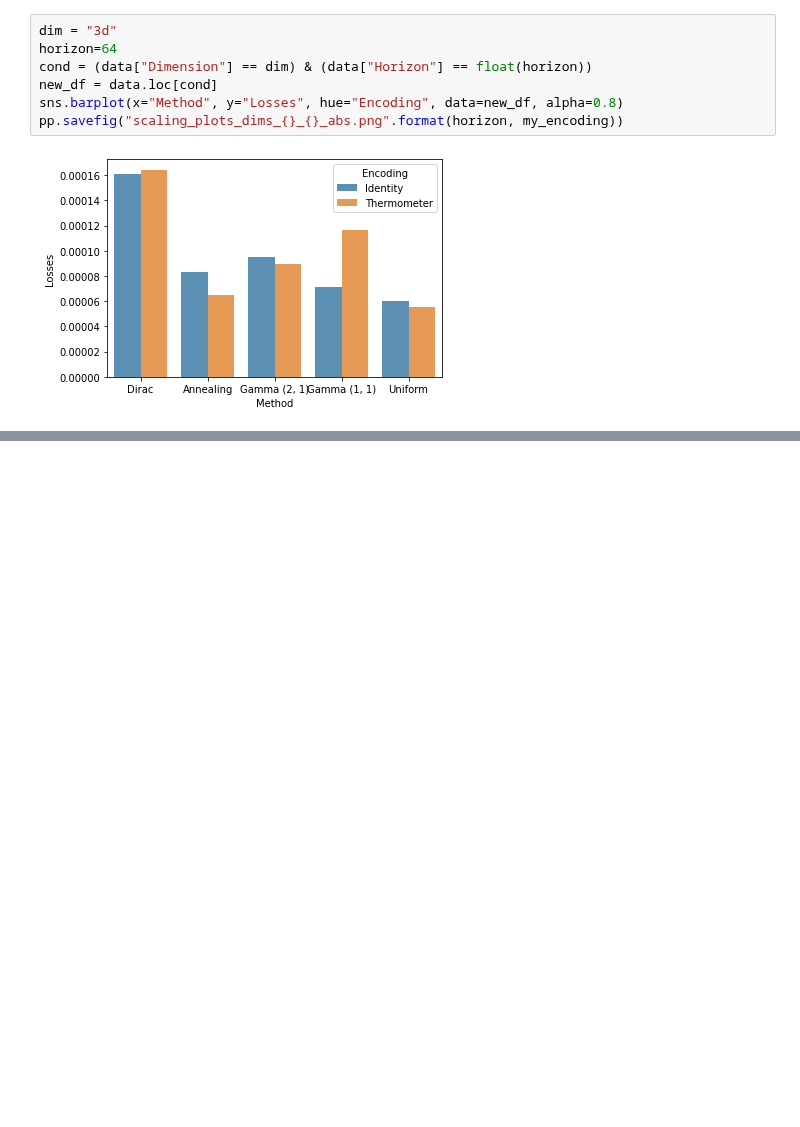
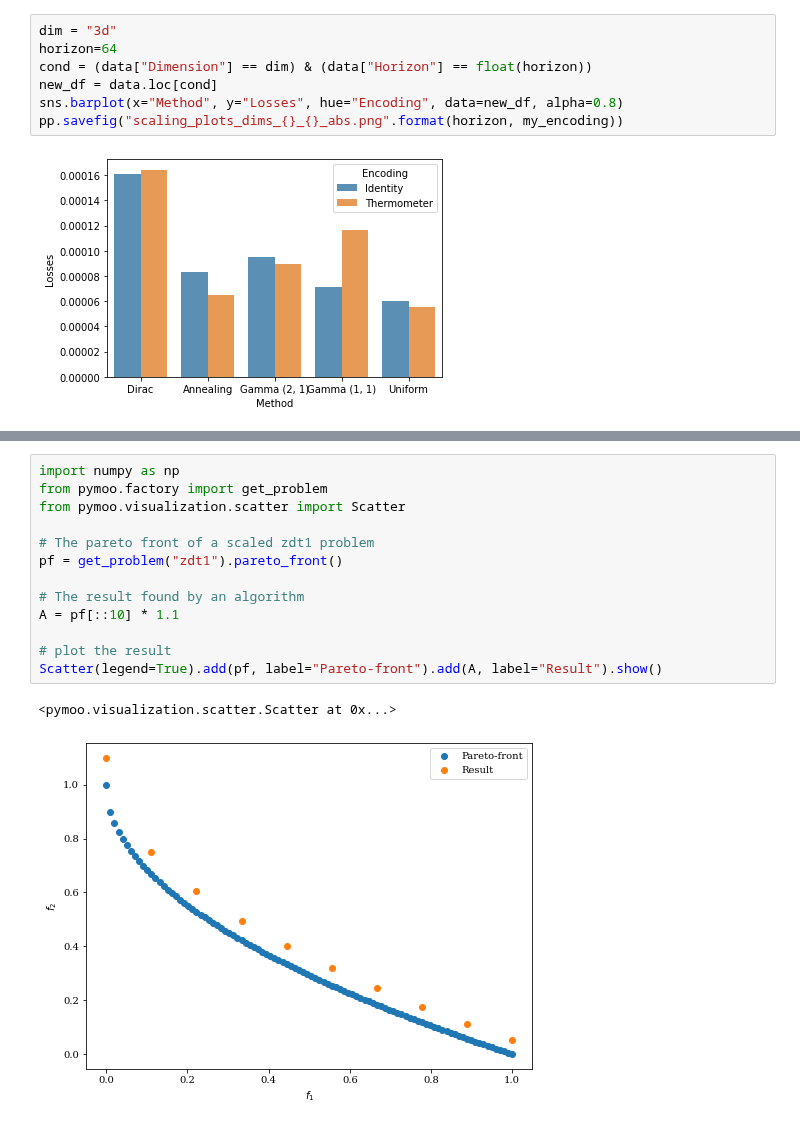
Before and after one commit to recursionpharma/gflownet, a Jupyter notebook: gflownet/examples/results.ipynb, the cells around one changed output, grey strips where cells are left out. Drawn from its saved outputs; the diff is of its cells as text; blank space fills up the shorter version.

```diff
--- a/gflownet/examples/results.ipynb
+++ b/gflownet/examples/results.ipynb
@@ -360,0 +442,16 @@ pp.savefig("scaling_plots_dims_{}_{}_abs.png".format(horizon, my_encoding))
+# %%
+import numpy as np
+from pymoo.factory import get_problem
+from pymoo.visualization.scatter import Scatter
+
+# The pareto front of a scaled zdt1 problem
+pf = get_problem("zdt1").pareto_front()
+
+# The result found by an algorithm
+A = pf[::10] * 1.1
+
+# plot the result
+Scatter(legend=True).add(pf, label="Pareto-front").add(A, label="Result").show()
+# %% [output]
+<pymoo.visualization.scatter.Scatter at 0x...>
+[figure, added]
```
Also changed, not shown: parts of 13 cells of this notebook, 1 other file.
